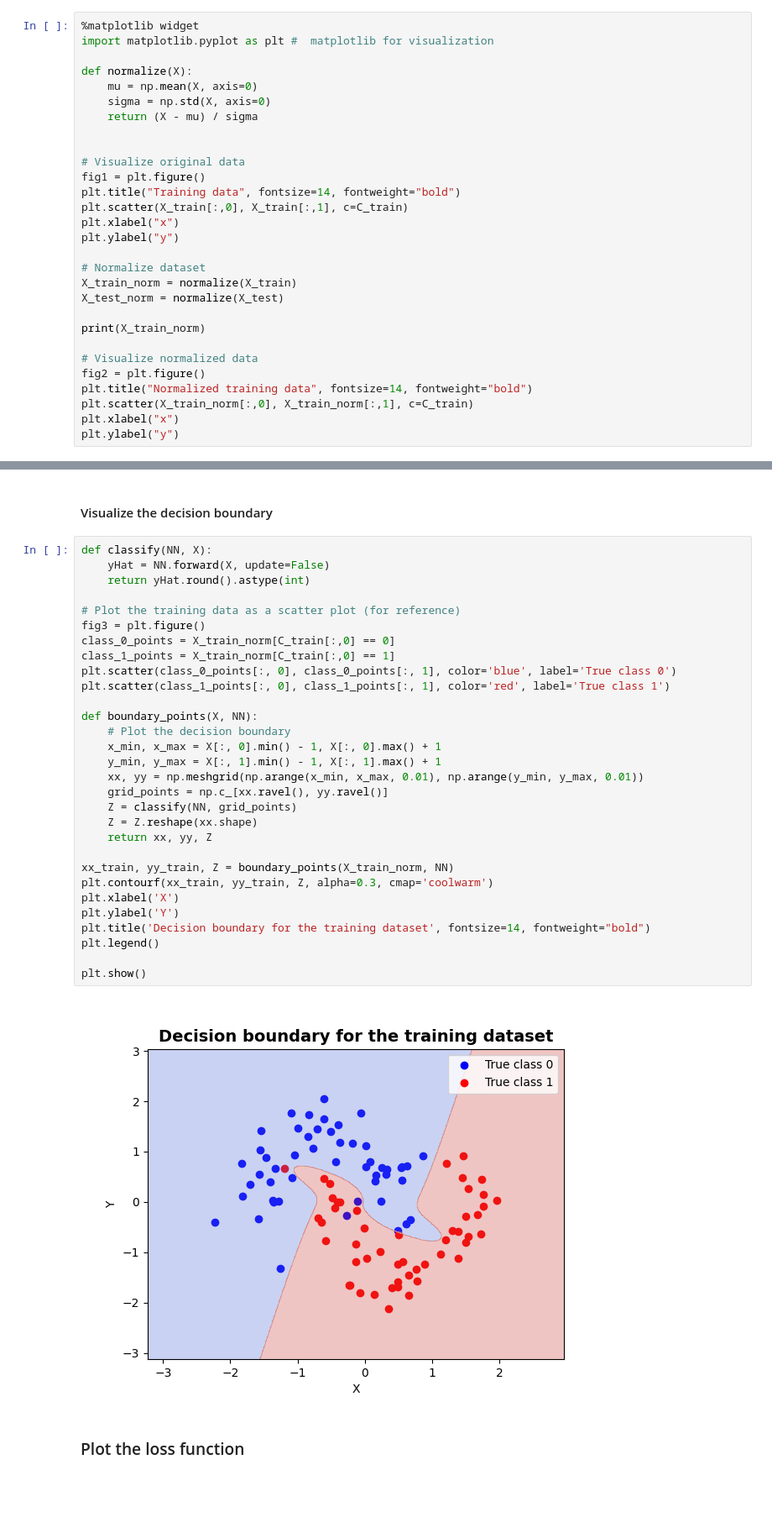
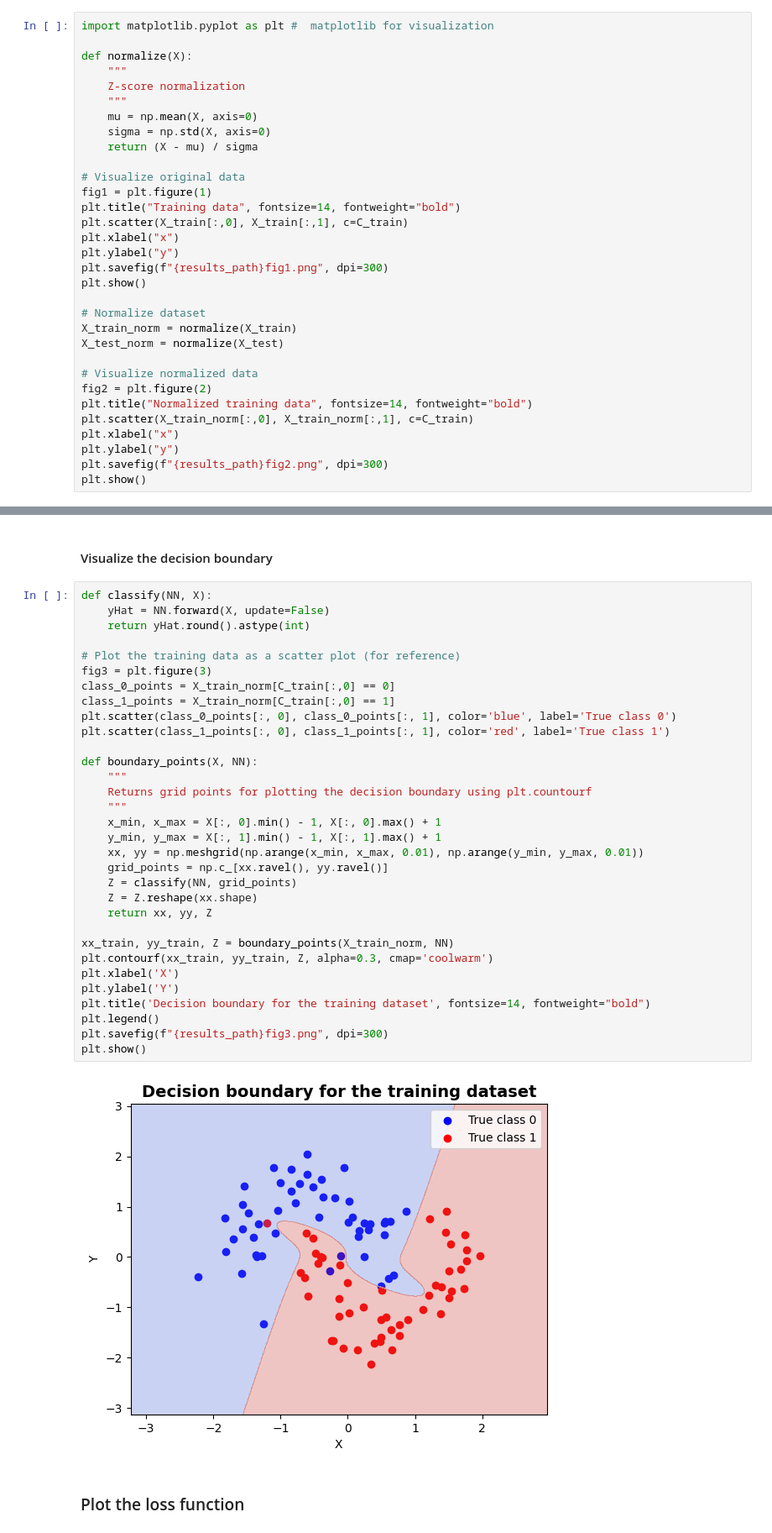
Before and after one commit to Alejandro-FA/UPF-Deep_Learning, a Jupyter notebook: P1/P1-Questions.ipynb, the cells around one changed output, grey strips where cells are left out. Shown: that part at 84% size. Saved outputs shown, nothing was run; the diff lists cells and outputs as text; blank space fills up the shorter version.

```diff
--- a/P1/P1-Questions.ipynb
+++ b/P1/P1-Questions.ipynb
@@ -38,32 +42,35 @@ C_test = test_data["C"].to_numpy(dtype=np.int32).reshape(-1, 1)
 # %% [markdown]
 ### Visualise data
 # %%
-%matplotlib widget
 import matplotlib.pyplot as plt #  matplotlib for visualization
 
 def normalize(X):
+    """
+    Z-score normalization
+    """
     mu = np.mean(X, axis=0)
     sigma = np.std(X, axis=0)
     return (X - mu) / sigma
 
-
 # Visualize original data
-fig1 = plt.figure()
+fig1 = plt.figure(1)
 plt.title("Training data", fontsize=14, fontweight="bold")
 plt.scatter(X_train[:,0], X_train[:,1], c=C_train)
 plt.xlabel("x")
 plt.ylabel("y")
+plt.savefig(f"{results_path}fig1.png", dpi=300)
+plt.show()
 
 # Normalize dataset
 X_train_norm = normalize(X_train)
 X_test_norm = normalize(X_test)
 
-print(X_train_norm)
-
 # Visualize normalized data
-fig2 = plt.figure()
+fig2 = plt.figure(2)
 plt.title("Normalized training data", fontsize=14, fontweight="bold")
 plt.scatter(X_train_norm[:,0], X_train_norm[:,1], c=C_train)
 plt.xlabel("x")
 plt.ylabel("y")
+plt.savefig(f"{results_path}fig2.png", dpi=300)
+plt.show()
 # %% [output]
@@ -186,35 +173,37 @@ train_list_loss, test_list_loss = train(NN, X_train_norm, X_test_norm, C_train,
 # %%
 def classify(NN, X):
     yHat = NN.forward(X, update=False)
     return yHat.round().astype(int)
 
 # Plot the training data as a scatter plot (for reference)
-fig3 = plt.figure()
+fig3 = plt.figure(3)
 class_0_points = X_train_norm[C_train[:,0] == 0]
 class_1_points = X_train_norm[C_train[:,0] == 1]
 plt.scatter(class_0_points[:, 0], class_0_points[:, 1], color='blue', label='True class 0')
 plt.scatter(class_1_points[:, 0], class_1_points[:, 1], color='red', label='True class 1')
 
 def boundary_points(X, NN):
-    # Plot the decision boundary
+    """
+    Returns grid points for plotting the decision boundary using plt.countourf
+    """
     x_min, x_max = X[:, 0].min() - 1, X[:, 0].max() + 1
     y_min, y_max = X[:, 1].min() - 1, X[:, 1].max() + 1
     xx, yy = np.meshgrid(np.arange(x_min, x_max, 0.01), np.arange(y_min, y_max, 0.01))
     grid_points = np.c_[xx.ravel(), yy.ravel()]
     Z = classify(NN, grid_points)
     Z = Z.reshape(xx.shape)
     return xx, yy, Z
 
 xx_train, yy_train, Z = boundary_points(X_train_norm, NN)
 plt.contourf(xx_train, yy_train, Z, alpha=0.3, cmap='coolwarm')
 plt.xlabel('X')
 plt.ylabel('Y')
 plt.title('Decision boundary for the training dataset', fontsize=14, fontweight="bold")
 plt.legend()
-
+plt.savefig(f"{results_path}fig3.png", dpi=300)
 plt.show()
 # %% [output]
-[figure, old version]
+[figure, new version]
 # %% [markdown]
 ### Plot the loss function
 # %%
```
Also changed, not shown: parts of 31 cells of this notebook, 8 other files.
